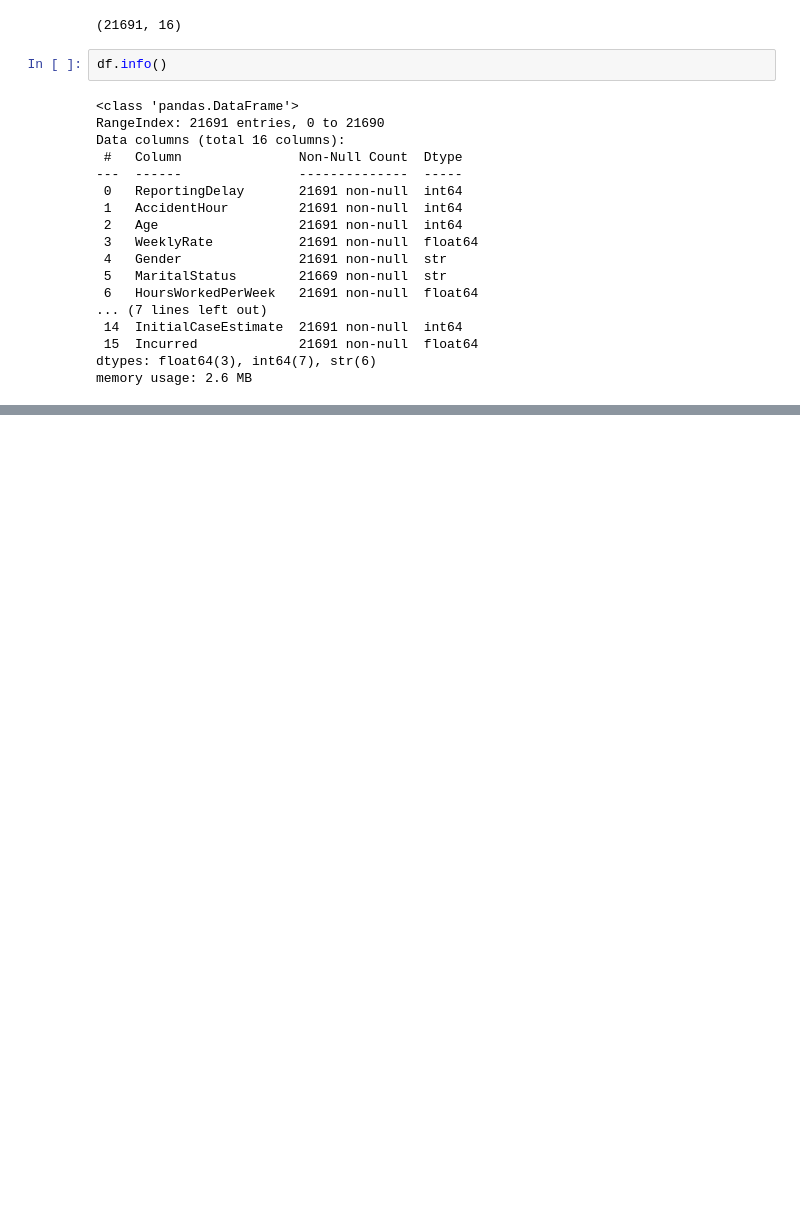
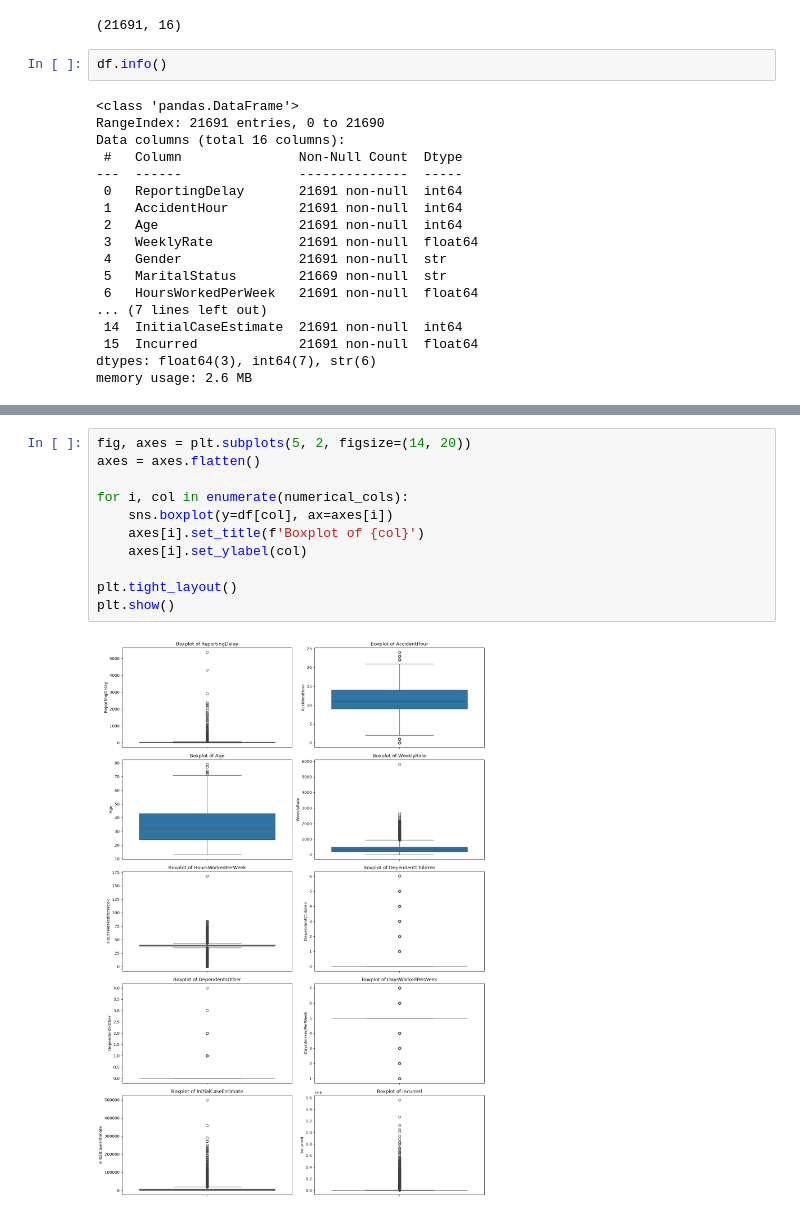
Before and after one commit to PerisN/Final_Capstone_Project, a Jupyter notebook: project.ipynb, the cells around one changed output, grey strips where cells are left out. Cells and saved outputs as stored; diff of their text form; blank space fills up the shorter version.

```diff
--- a/project.ipynb
+++ b/project.ipynb
@@ -53,0 +513,13 @@ memory usage: 2.6 MB
+# %%
+fig, axes = plt.subplots(5, 2, figsize=(14, 20))
+axes = axes.flatten()
+
+for i, col in enumerate(numerical_cols):
+    sns.boxplot(y=df[col], ax=axes[i])
+    axes[i].set_title(f'Boxplot of {col}')
+    axes[i].set_ylabel(col)
+
+plt.tight_layout()
+plt.show()
+# %% [output]
+[figure, added]
```
Also changed, not shown: parts of 62 cells of this notebook, 1 other file.
